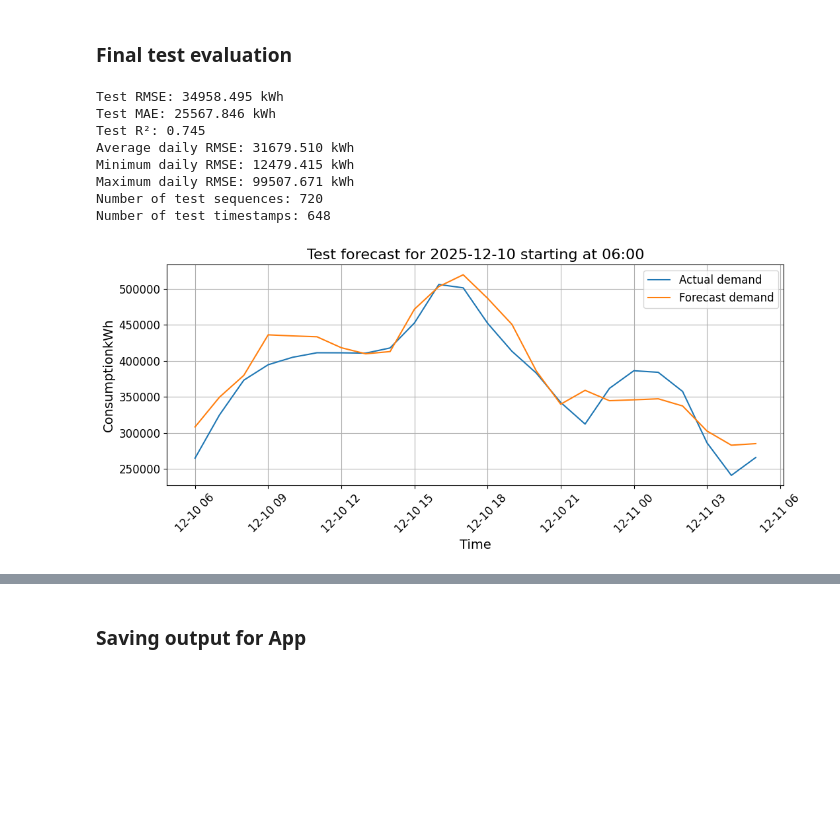
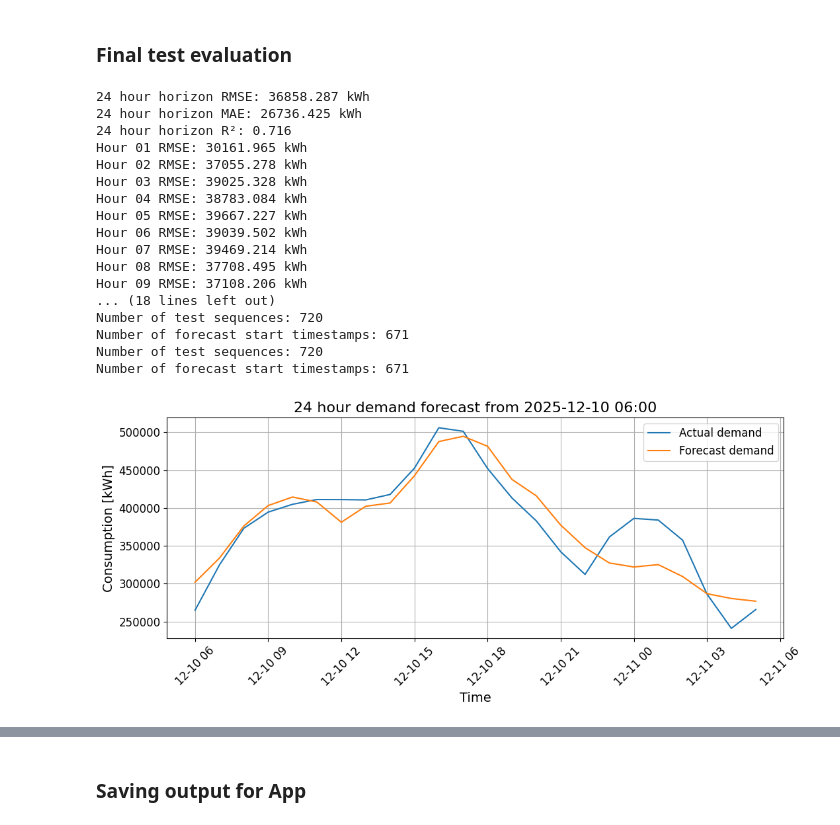
Before and after one commit to MatildeMGM/Bachelor, a Jupyter notebook: app/python/forecast/LSTM.ipynb, the cells around one changed output, grey strips where cells are left out. Saved outputs shown, nothing was run; the diff lists cells and outputs as text; code cells hidden in the pictures; blank space fills up the shorter version.

Commit message:
LSTM update

```diff
--- a/app/python/forecast/LSTM.ipynb
+++ b/app/python/forecast/LSTM.ipynb
@@ -199,12 +199,18 @@ y_full = df_lstm[target_col].values
 test_start_idx = df_lstm.index.get_loc(test_start)
 test_end_idx = df_lstm.index.get_loc(test_end) + 1
 
+# Train/validation split
 X_trainval = X_full[:test_start_idx]
 y_trainval = y_full[:test_start_idx]
 
+# Test set (with look_back history included)
 X_test = X_full[test_start_idx - look_back:test_end_idx]
 y_test = y_full[test_start_idx - look_back:test_end_idx]
 
+# Save index for correct timestamp alignment
+test_input_index = df_lstm.index[test_start_idx - look_back:test_end_idx]
+
+# Scaling
 X_scaler = MinMaxScaler()
 y_scaler = MinMaxScaler()
 
@@ -404,6 +410,7 @@ import matplotlib.pyplot as plt
 # Predict on test set
 y_pred_scaled = model.predict(X_test_seq, verbose=0)
 
+# Inverse transform full 24 hour horizon
 y_pred = y_scaler.inverse_transform(
     y_pred_scaled.reshape(-1, 1)
 ).reshape(y_pred_scaled.shape)
@@ -412,70 +419,86 @@ y_true = y_scaler.inverse_transform(
     y_test_seq.reshape(-1, 1)
 ).reshape(y_test_seq.shape)
 
-# Overall metrics
+# Overall 24 hour horizon metrics
 overall_rmse = np.sqrt(mean_squared_error(y_true.flatten(), y_pred.flatten()))
 overall_mae = mean_absolute_error(y_true.flatten(), y_pred.flatten())
 overall_r2 = r2_score(y_true.flatten(), y_pred.flatten())
 
-print(f"Test RMSE: {overall_rmse:.3f} kWh")
-print(f"Test MAE: {overall_mae:.3f} kWh")
-print(f"Test R²: {overall_r2:.3f}")
+print(f"24 hour horizon RMSE: {overall_rmse:.3f} kWh")
+print(f"24 hour horizon MAE: {overall_mae:.3f} kWh")
+print(f"24 hour horizon R²: {overall_r2:.3f}")
 
-# Daily RMSE
+# RMSE for each forecast hour
+hourly_rmse = []
+
+for h in range(y_true.shape[1]):
+    rmse_h = np.sqrt(mean_squared_error(y_true[:, h], y_pred[:, h]))
+    hourly_rmse.append(rmse_h)
+    print(f"Hour {h+1:02d} RMSE: {rmse_h:.3f} kWh")
+
+# RMSE for each 24 hour forecast sequence
 daily_rmse = np.array([
     np.sqrt(mean_squared_error(y_true[i], y_pred[i]))
     for i in range(len(y_true))
 ])
 
-print(f"Average daily RMSE: {daily_rmse.mean():.3f} kWh")
-print(f"Minimum daily RMSE: {daily_rmse.min():.3f} kWh")
-print(f"Maximum daily RMSE: {daily_rmse.max():.3f} kWh")
+print(f"Average 24 hour forecast RMSE: {daily_rmse.mean():.3f} kWh")
+print(f"Minimum 24 hour forecast RMSE: {daily_rmse.min():.3f} kWh")
+print(f"Maximum 24 hour forecast RMSE: {daily_rmse.max():.3f} kWh")
 
-# Create forecast start timestamps for the test set
-test_times = test_df.index
-test_forecast_start_times = test_times[
-    look_back : len(test_times) - look_ahead + 1
+# Forecast start timestamps based directly on sequence count
+test_forecast_start_times = test_input_index[
+    look_back : look_back + len(y_true)
 ]
 
 # Sanity check
 print("Number of test sequences:", len(y_true))
-print("Number of test timestamps:", len(test_forecast_start_times))
+print("Number of forecast start timestamps:", len(test_forecast_start_times))
 
 # Pick one random test forecast that starts at 06:00
 six_am_mask = test_forecast_start_times.hour == 6
 six_am_indices = np.where(six_am_mask)[0]
 
 if len(six_am_indices) == 0:
     raise ValueError("No test forecasts start at 06:00")
 
 np.random.seed(42)
 example_idx = np.random.choice(six_am_indices)
 
 start_time = test_forecast_start_times[example_idx]
 time_axis = pd.date_range(start=start_time, periods=look_ahead, freq="h")
 
-# Plot
+# Plot one 24 hour forecast
 plt.figure(figsize=(11, 5))
 plt.plot(time_axis, y_true[example_idx], label="Actual demand")
 plt.plot(time_axis, y_pred[example_idx], label="Forecast demand")
 
 plt.xticks(rotation=45)
 plt.xlabel("Time")
-plt.ylabel("ConsumptionkWh")
+plt.ylabel("Consumption [kWh]")
 plt.title(
-    f"Test forecast for {start_time.date()} starting at {start_time.strftime('%H:%M')}"
+    f"24 hour demand forecast from {start_time.strftime('%Y-%m-%d %H:%M')}"
 )
 plt.legend()
 plt.grid(True)
 plt.tight_layout()
 plt.show()
 # %% [output]
-Test RMSE: 34958.495 kWh
-Test MAE: 25567.846 kWh
-Test R²: 0.745
-Average daily RMSE: 31679.510 kWh
-Minimum daily RMSE: 12479.415 kWh
-Maximum daily RMSE: 99507.671 kWh
+24 hour horizon RMSE: 36858.287 kWh
+24 hour horizon MAE: 26736.425 kWh
+24 hour horizon R²: 0.716
+Hour 01 RMSE: 30161.965 kWh
+Hour 02 RMSE: 37055.278 kWh
+Hour 03 RMSE: 39025.328 kWh
+Hour 04 RMSE: 38783.084 kWh
+Hour 05 RMSE: 39667.227 kWh
+Hour 06 RMSE: 39039.502 kWh
+Hour 07 RMSE: 39469.214 kWh
+Hour 08 RMSE: 37708.495 kWh
+Hour 09 RMSE: 37108.206 kWh
+... (18 lines left out)
 Number of test sequences: 720
-Number of test timestamps: 648
+Number of forecast start timestamps: 671
+Number of test sequences: 720
+Number of forecast start timestamps: 671
-[figure, old version]
+[figure, new version]
```
Also changed, not shown: parts of 5 cells of this notebook, 4 other files.
